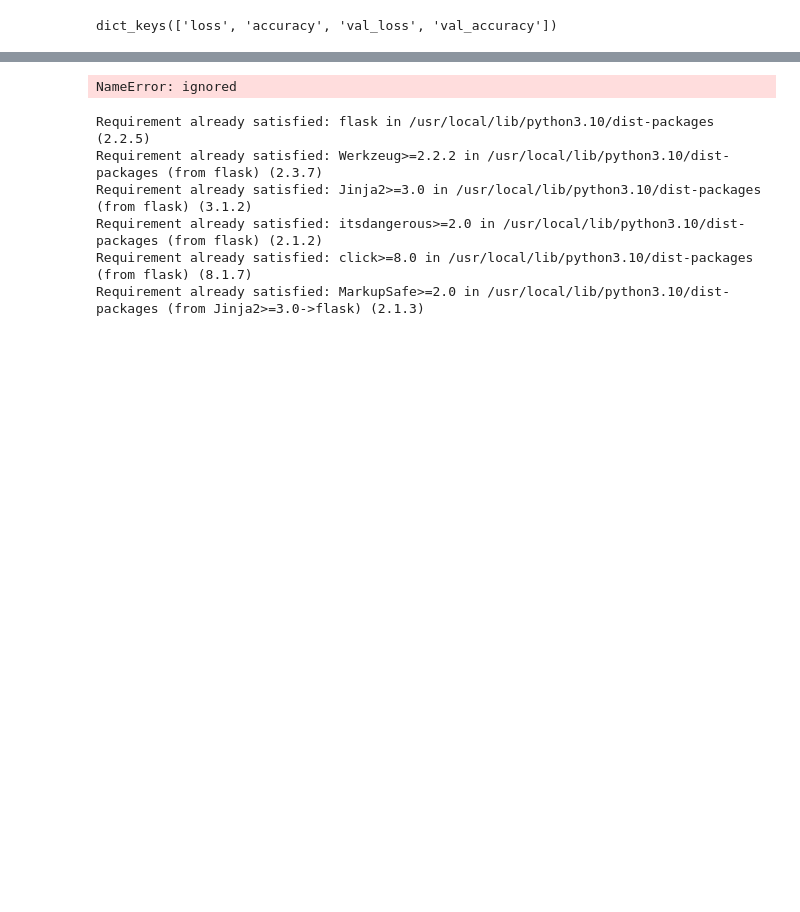
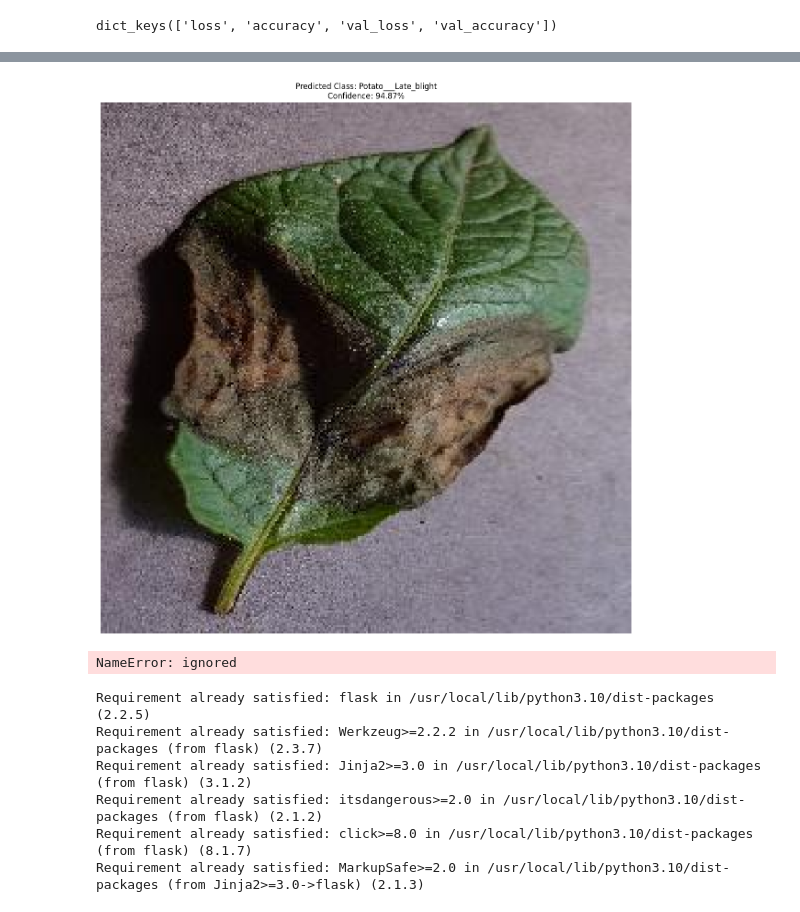
Before and after one commit to 9650ro85hit/rohitsen_potato_leaf_classifire, a Jupyter notebook: LeafDiseasemodel.ipynb, the cells around one changed output, grey strips where cells are left out. Saved outputs shown, nothing was run; the diff lists cells and outputs as text; code cells hidden in the pictures; blank space fills up the shorter version.

```diff
--- a/LeafDiseasemodel.ipynb
+++ b/LeafDiseasemodel.ipynb
@@ -345,0 +372,23 @@ FileNotFoundError: ignored
+# %%
+from google.colab import files
+import matplotlib.pyplot as plt
+import matplotlib.image as mpimg
+
+uploaded = files.upload()
+
+# Access the first (and presumably the only) uploaded file
+uploaded_file = list(uploaded.keys())[0]
+
+# Load and display the uploaded image
+img = mpimg.imread(uploaded_file)
+
+plt.figure(figsize=(15, 15))
+ax = plt.subplot(1, 1, 1)
+plt.imshow(img.astype("uint8"))
+
+# Assuming you have a `predict` method defined
+predicted_class, confidence = predict(model, img)
+plt.title(f"Predicted Class: {predicted_class}\nConfidence: {confidence}%")
+plt.axis("off")
+plt.show()
+# %% [output]
@@ -346,3 +398,4 @@ FileNotFoundError: ignored
+[figure, added]
 # %%
 model.save("../potatoes.h5")
 # %% [output]
```
Also changed, not shown: parts of 16 cells of this notebook, 2 other files.
